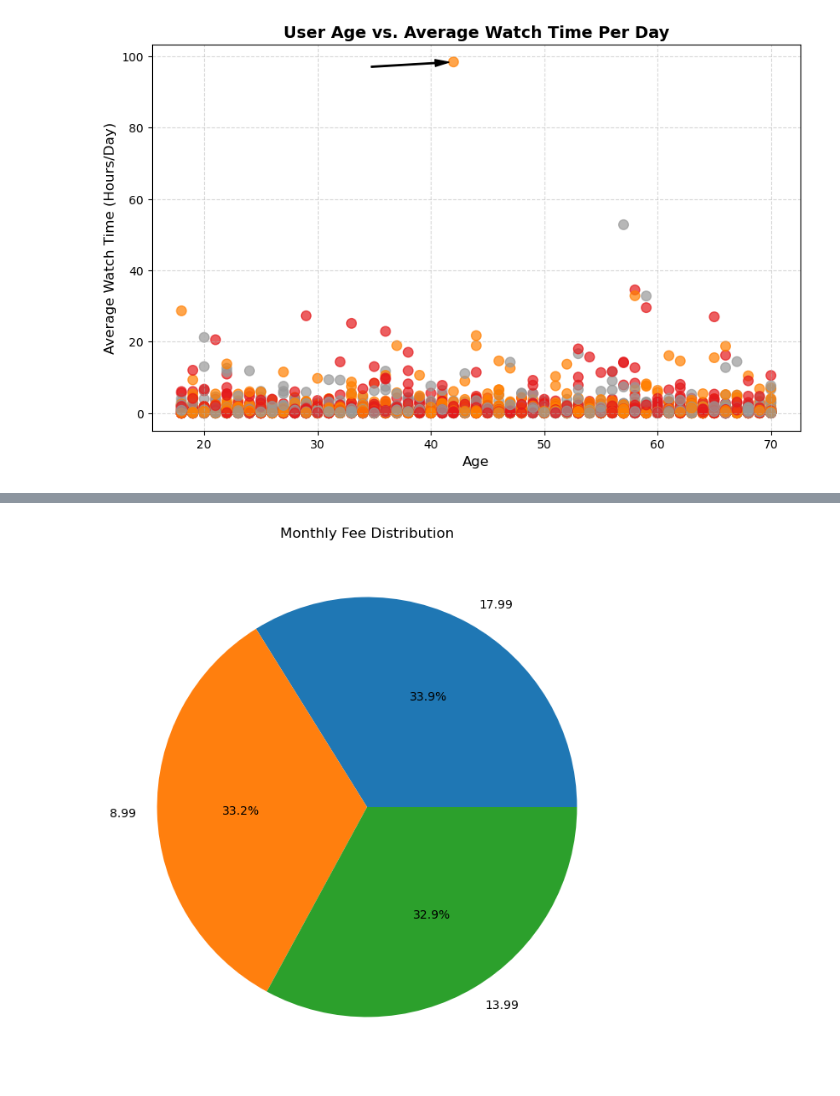
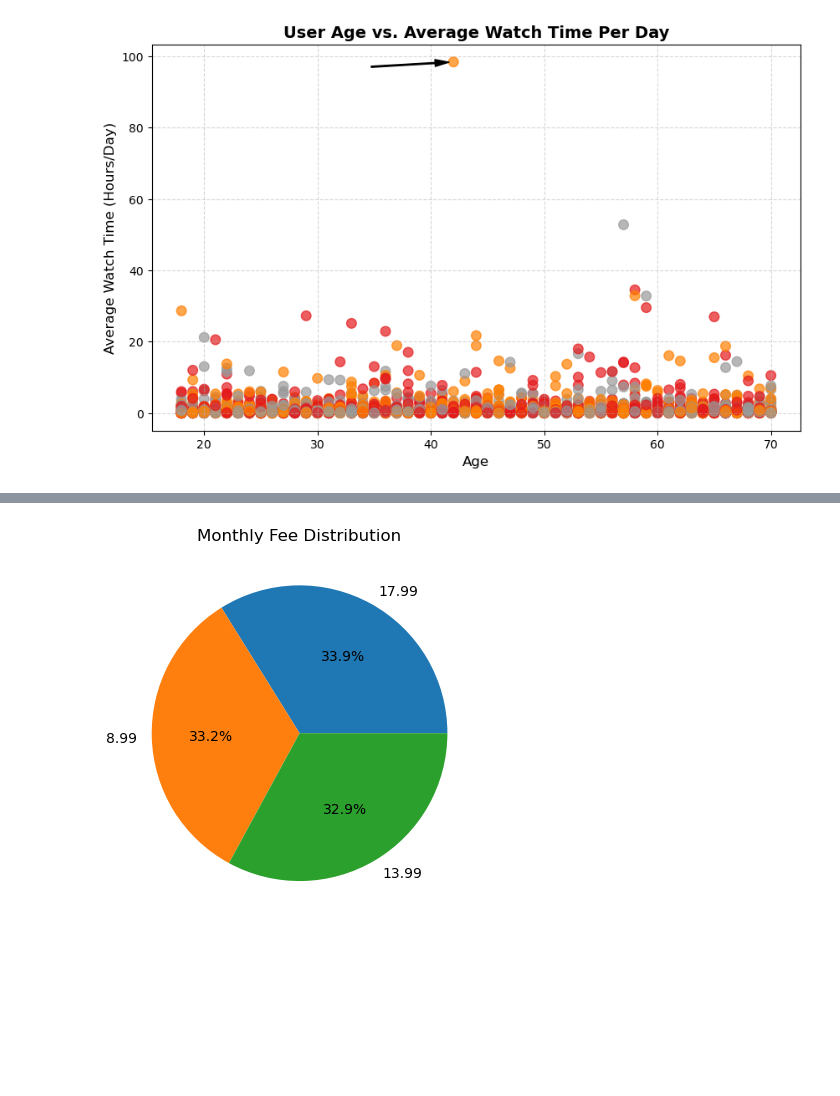
Before and after one commit to muhammadabid236159/AI-100-days-, a Jupyter notebook: 09_Data_Visualization/day25_data_visualization.ipynb, the cells around one changed output, grey strips where cells are left out. Saved outputs shown, nothing was run; the diff lists cells and outputs as text; code cells hidden in the pictures; blank space fills up the shorter version.

```diff
--- a/09_Data_Visualization/day25_data_visualization.ipynb
+++ b/09_Data_Visualization/day25_data_visualization.ipynb
@@ -410,11 +409,10 @@ AttributeError: 'numpy.ndarray' object has no attribute 'value_counts'
 # %%
 # Sahi tarika: direct value_counts() use karein
 monthly_counts = df['monthly_fee'].value_counts()
 
-plt.figure(figsize=(8, 8))
 plt.pie(monthly_counts.values, labels=monthly_counts.index, autopct='%1.1f%%')
 
 plt.title('Monthly Fee Distribution')
 plt.show()
 # %% [output]
-[figure, old version]
+[figure, new version]
```
Also changed, not shown: parts of 1 cell of this notebook, 2 other files.
